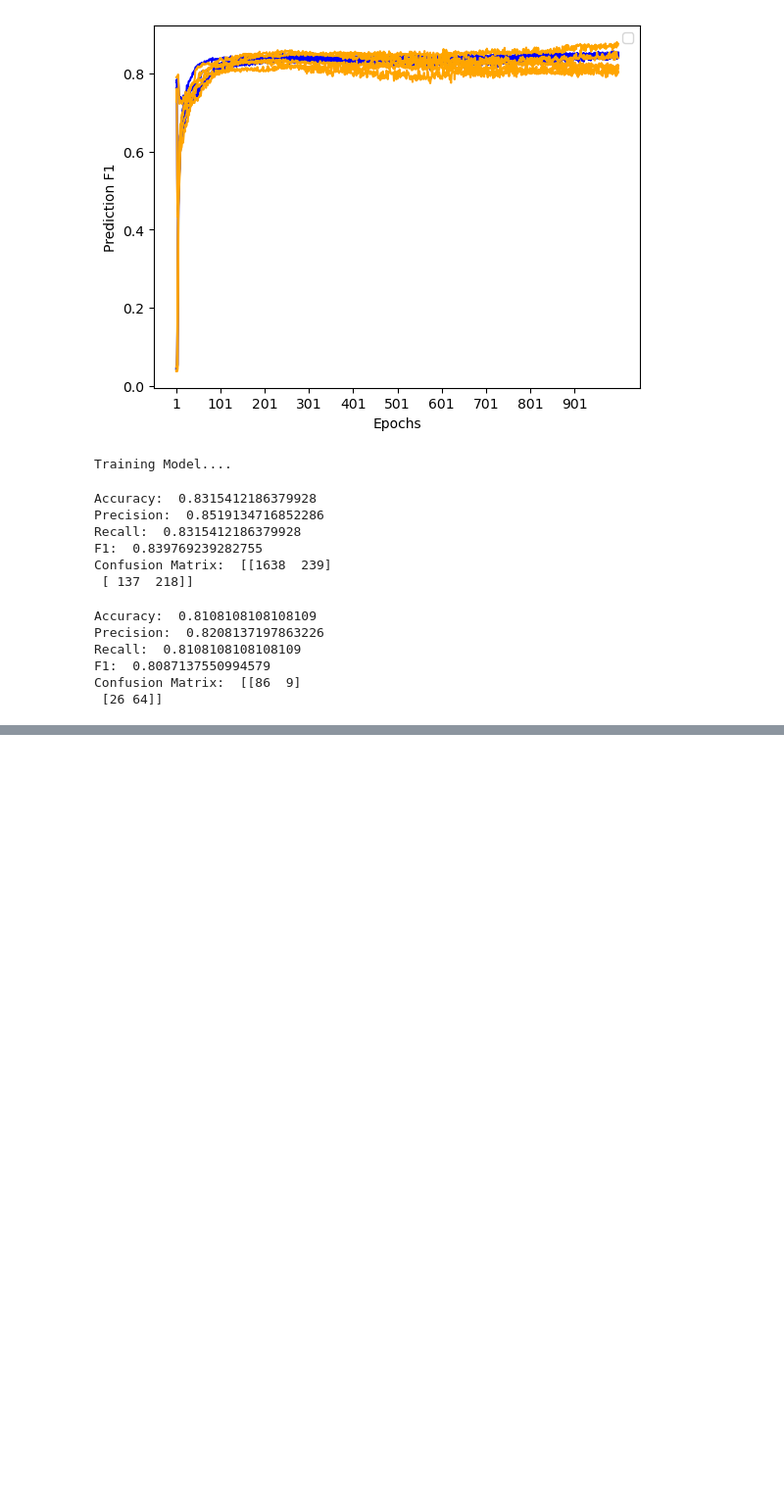
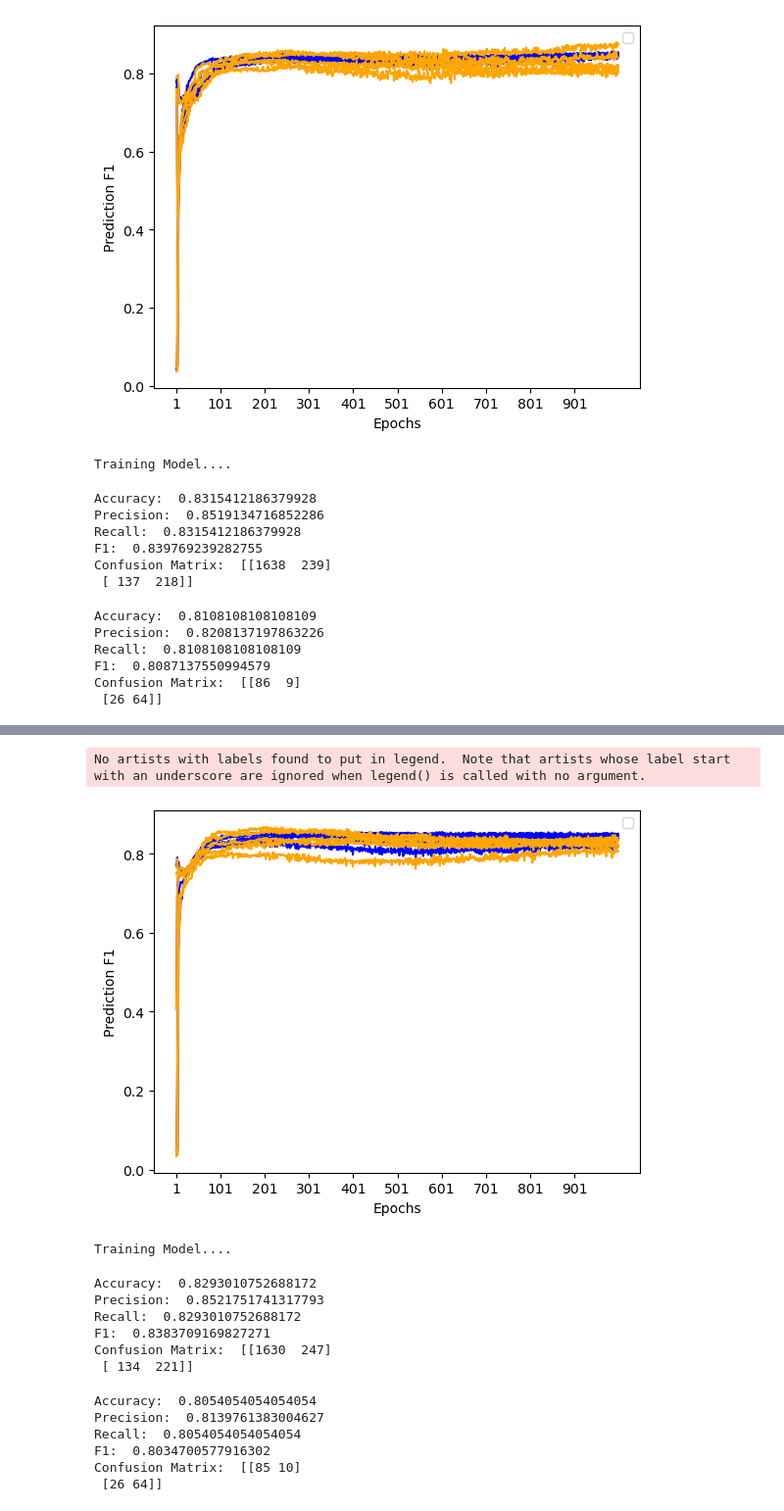
Before and after one commit to mhmdrdwn/EEG-Graph, a Jupyter notebook: graph_gcn_nmt_normal_abnormal.ipynb, the cells around one changed output, grey strips where cells are left out. Shown at 98% size. Saved outputs shown, nothing was run; the diff lists cells and outputs as text; code cells hidden in the pictures; blank space fills up the shorter version.

```diff
--- a/graph_gcn_nmt_normal_abnormal.ipynb
+++ b/graph_gcn_nmt_normal_abnormal.ipynb
@@ -753,0 +840,78 @@ Confusion Matrix:  [[86  9]
+# %%
+all_val_f1 = np.moveaxis(np.array(all_val_f1), 0, 1)
+all_train_f1 = np.moveaxis(np.array(all_train_f1), 0, 1)
+plt.plot(all_train_f1, color='blue')
+plt.plot(all_val_f1, color='orange')
+plt.xlabel("Epochs")
+plt.xticks(range(0, 1000, 100), range(1, 1001, 100))
+plt.ylabel("Prediction F1")
+plt.legend(loc="upper right")
+plt.show()
+# %% [output]
+No artists with labels found to put in legend.  Note that artists whose label start with an underscore are ignored when legend() is called with no argument.
+[figure, added]
+# %%
+#%%capture
+print("Training Model....")
+from model import ChebNetGCN
+
+NUM_EPOCHS = 250
+NUM_CHANNELS = 21
+NUM_CLASSES = 2
+NUM_NODE_FEATURES = 7
+BATCH_SIZE = 128
+DEVICE = torch.device("cpu")
+
+model = ChebNetGCN(NUM_NODE_FEATURES, 128, NUM_CHANNELS, 32, NUM_CLASSES)
+loss_func = nn.BCEWithLogitsLoss()
+optimizer = torch.optim.Adam(model.parameters(), lr=1e-5)
+encoder = OneHotEncoder()
+train_y_ohe = encoder.fit_transform(train_y).toarray()
+test_y_ohe = encoder.fit_transform(test_y).toarray()
+
+train_iter = data_loader(train_X , train_graphs, train_y_ohe, DEVICE, BATCH_SIZE, shuffle=True)
+test_iter = data_loader(test_X , test_graphs, test_y_ohe, DEVICE, BATCH_SIZE, shuffle=False)
+
+for epoch in range(1, NUM_EPOCHS + 1):
+    loss_sum, n = 0.0, 0
+    model.train()
+    for t, (x, A, y) in enumerate(train_iter):
+        optimizer.zero_grad()
+        x = x.float()
+        A = A.float()
+        #y = y.squeeze()
+        y_pred = model(x, A)
+        loss = loss_func(y_pred, y)
+        loss_sum += loss#.item()
+        loss.backward()
+        optimizer.step()
+# %% [output]
+Training Model....
+# %%
+train_acc = cal_accuracy(model, train_iter)
+print("Accuracy: ", train_acc[0])
+print("Precision: ", train_acc[2])
+print("Recall: ", train_acc[3])
+print("F1: ", train_acc[4])
+print("Confusion Matrix: ", train_acc[1])
+# %% [output]
+Accuracy:  0.8293010752688172
+Precision:  0.8521751741317793
+Recall:  0.8293010752688172
+F1:  0.8383709169827271
+Confusion Matrix:  [[1630  247]
+ [ 134  221]]
+# %%
+test_acc = cal_accuracy(model, test_iter)
+print("Accuracy: ", test_acc[0])
+print("Precision: ", test_acc[2])
+print("Recall: ", test_acc[3])
+print("F1: ", test_acc[4])
+print("Confusion Matrix: ", test_acc[1])
+# %% [output]
+Accuracy:  0.8054054054054054
+Precision:  0.8139761383004627
+Recall:  0.8054054054054054
+F1:  0.8034700577916302
+Confusion Matrix:  [[85 10]
+ [26 64]]
```
Also changed, not shown: parts of 13 cells of this notebook, 2 other files.
